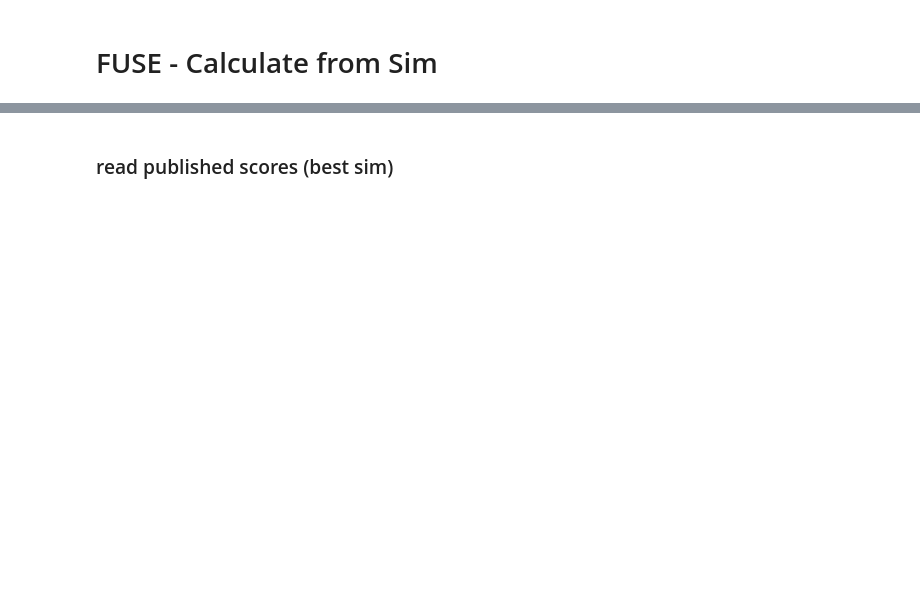
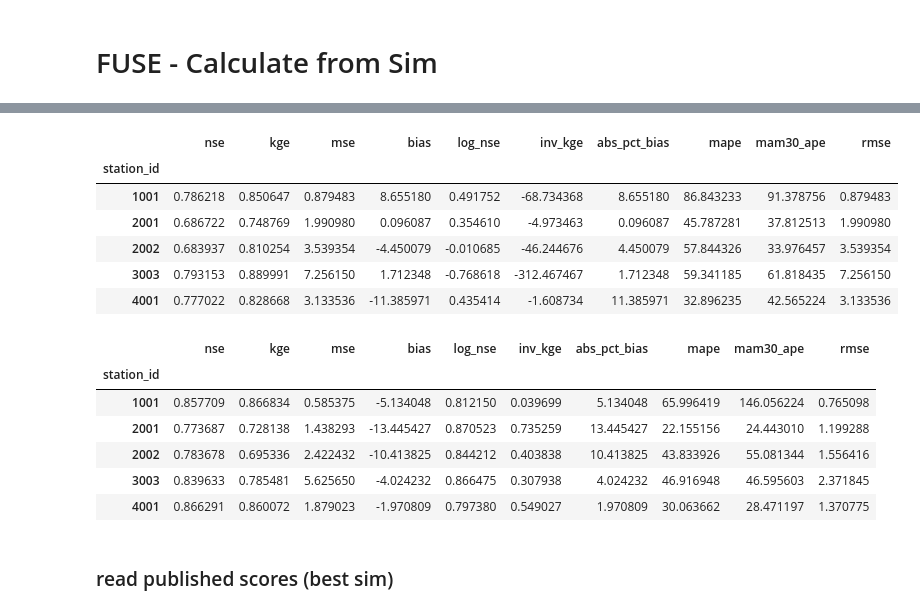
Before and after one commit to ECMWFCode4Earth/ml_drought, a Jupyter notebook: notebooks/draft/49_O_pet_ML_model_errors.ipynb, the cells around one changed output, grey strips where cells are left out. Saved outputs shown, nothing was run; the diff lists cells and outputs as text; code cells hidden in the pictures; blank space fills up the shorter version.

```diff
--- a/notebooks/draft/49_O_pet_ML_model_errors.ipynb
+++ b/notebooks/draft/49_O_pet_ML_model_errors.ipynb
@@ -224,2 +305,5 @@ display(lstm_df.sort_index().head())
 # %%
-from scripts.drafts.calculate_error_scores import FuseErrors
+from scripts.drafts.calculate_error_scores import calculate_all_data_errors, get_metric_dataframes_from_output_dict
+
+fuse_output_dict = calculate_all_data_errors(fuse_data)
+fuse_metric_dict = get_metric_dataframes_from_output_dict(fuse_output_dict)
@@ -262,3 +360,25 @@ vic_data.head()
+# %%
+topmodel_df = fuse_output_dict["TOPMODEL"]
+vic_df = fuse_output_dict["VIC"]
+sacramento_df = fuse_output_dict["SACRAMENTO"]
+prms_df = fuse_output_dict["PRMS"]
+display(prms_df.head())
+display(lstm_df.head())
+# %% [output]
+|  | nse | kge | mse | bias | log_nse | inv_kge | abs_pct_bias | mape | mam30_ape | rmse |
+| station_id |  |  |  |  |  |  |  |  |  |  |
+| 1001 | 0.786218 | 0.850647 | 0.879483 | 8.655180 | 0.491752 | -68.734368 | 8.655180 | 86.843233 | 91.378756 | 0.879483 |
+| 2001 | 0.686722 | 0.748769 | 1.990980 | 0.096087 | 0.354610 | -4.973463 | 0.096087 | 45.787281 | 37.812513 | 1.990980 |
+| 2002 | 0.683937 | 0.810254 | 3.539354 | -4.450079 | -0.010685 | -46.244676 | 4.450079 | 57.844326 | 33.976457 | 3.539354 |
+| 3003 | 0.793153 | 0.889991 | 7.256150 | 1.712348 | -0.768618 | -312.467467 | 1.712348 | 59.341185 | 61.818435 | 7.256150 |
+| 4001 | 0.777022 | 0.828668 | 3.133536 | -11.385971 | 0.435414 | -1.608734 | 11.385971 | 32.896235 | 42.565224 | 3.133536 |
+|  | nse | kge | mse | bias | log_nse | inv_kge | abs_pct_bias | mape | mam30_ape | rmse |
+| station_id |  |  |  |  |  |  |  |  |  |  |
+| 1001 | 0.857709 | 0.866834 | 0.585375 | -5.134048 | 0.812150 | 0.039699 | 5.134048 | 65.996419 | 146.056224 | 0.765098 |
+| 2001 | 0.773687 | 0.728138 | 1.438293 | -13.445427 | 0.870523 | 0.735259 | 13.445427 | 22.155156 | 24.443010 | 1.199288 |
+| 2002 | 0.783678 | 0.695336 | 2.422432 | -10.413825 | 0.844212 | 0.403838 | 10.413825 | 43.833926 | 55.081344 | 1.556416 |
+| 3003 | 0.839633 | 0.785481 | 5.625650 | -4.024232 | 0.866475 | 0.307938 | 4.024232 | 46.916948 | 46.595603 | 2.371845 |
+| 4001 | 0.866291 | 0.860072 | 1.879023 | -1.970809 | 0.797380 | 0.549027 | 1.970809 | 30.063662 | 28.471197 | 1.370775 |
 # %% [markdown]
 ### read published scores (best sim)
 # %%
```
Also changed, not shown: parts of 103 cells of this notebook, 3 other files.
